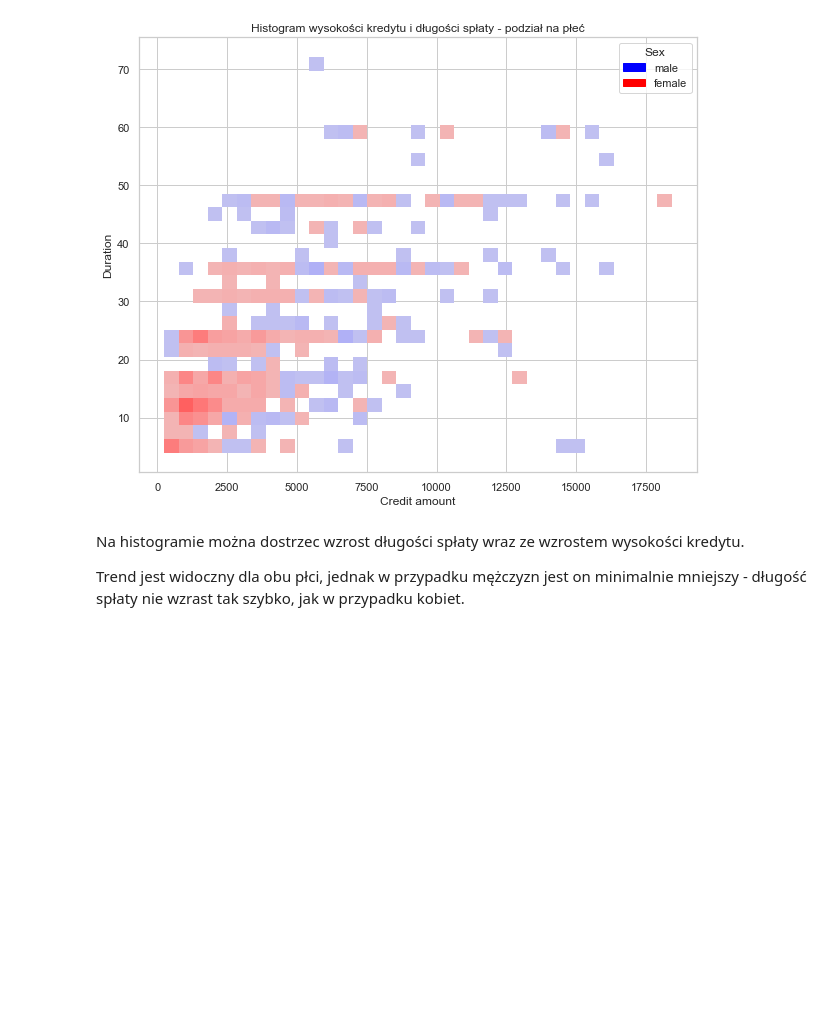
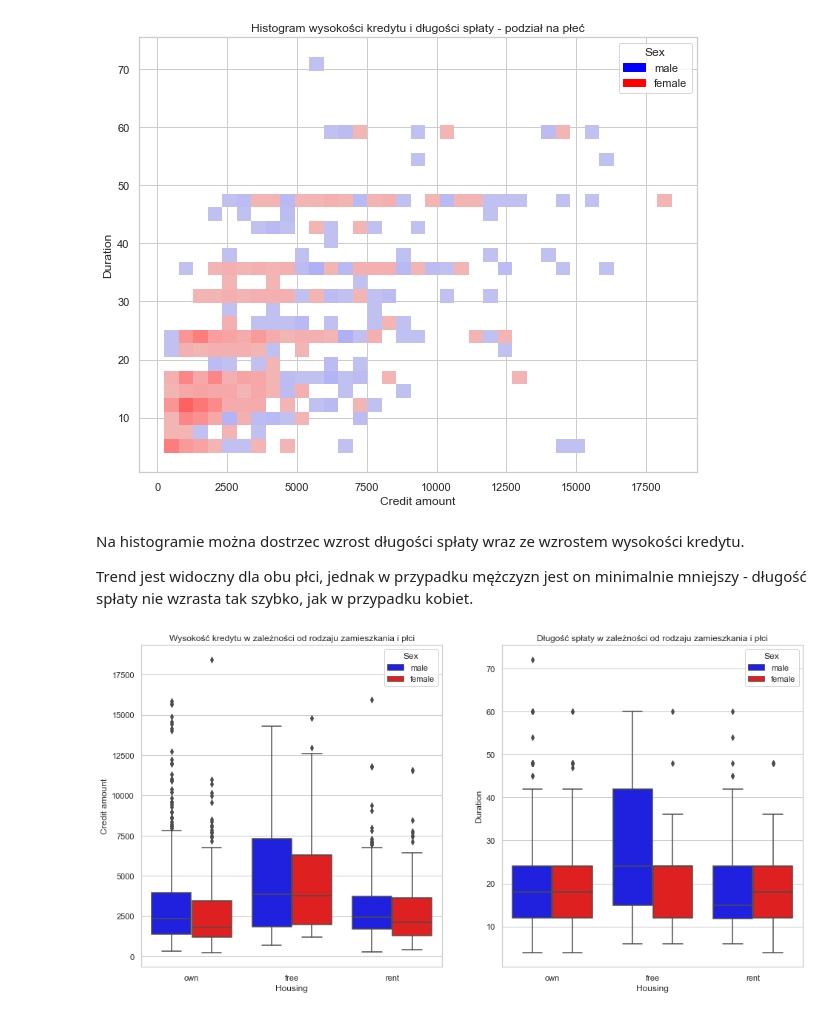
Before and after one commit to konwron/statystyka-projekt1, a Jupyter notebook: zadanie-1.ipynb, the cells around one changed output. Saved outputs shown, nothing was run; the diff lists cells and outputs as text; code cells hidden in the pictures; blank space fills up the shorter version.

Commit message:
add more charts to task 1

```diff
--- a/zadanie-1.ipynb
+++ b/zadanie-1.ipynb
@@ -52,6 +52,8 @@ Odchylenie standardowe wysokości kredytu jest równe 2822.74.
 Mediana długości spłaty kredytu wynosi 18 miesięcy
 Odchylenie standardowe dla długości spłaty kredytu wynosi 12.06.
 # %%
+basic_palette = ['blue', 'red']
+
 sns.set(style="whitegrid")
 plt.figure(figsize=(10,8))
 
@@ -111,4 +113,13 @@ Text(0.5, 1.0, 'Histogram wysokości kredytu i długości spłaty - podział na
 # %% [markdown]
 Na histogramie można dostrzec wzrost długości spłaty wraz ze wzrostem wysokości kredytu.
 
-Trend jest widoczny dla obu płci, jednak w przypadku mężczyzn jest on minimalnie mniejszy - długość spłaty nie wzrast tak szybko, jak w przypadku kobiet.
+Trend jest widoczny dla obu płci, jednak w przypadku mężczyzn jest on minimalnie mniejszy - długość spłaty nie wzrasta tak szybko, jak w przypadku kobiet.
+# %%
+fig, housing = plt.subplots(1, 2, figsize=(16, 8))
+
+sns.boxplot(ax=housing[0], x='Housing', y='Credit amount', hue='Sex', data=df, palette=basic_palette).set_title('Wysokość kredytu w zależności od rodzaju zamieszkania i płci')
+sns.boxplot(ax=housing[1], x='Housing', y='Duration', hue='Sex', data=df, palette=basic_palette).set_title('Długość spłaty w zależności od rodzaju zamieszkania i płci')
+
+plt.show()
+# %% [output]
+[figure, added]
```
Also changed, not shown: parts of 5 cells of this notebook.
